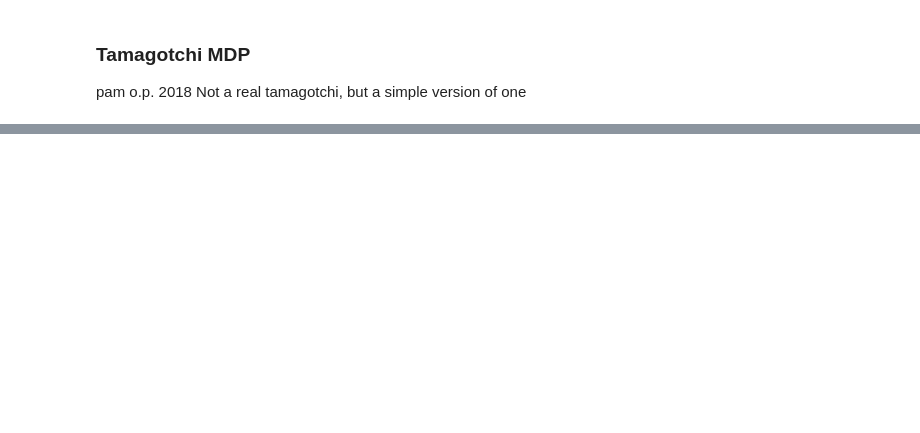
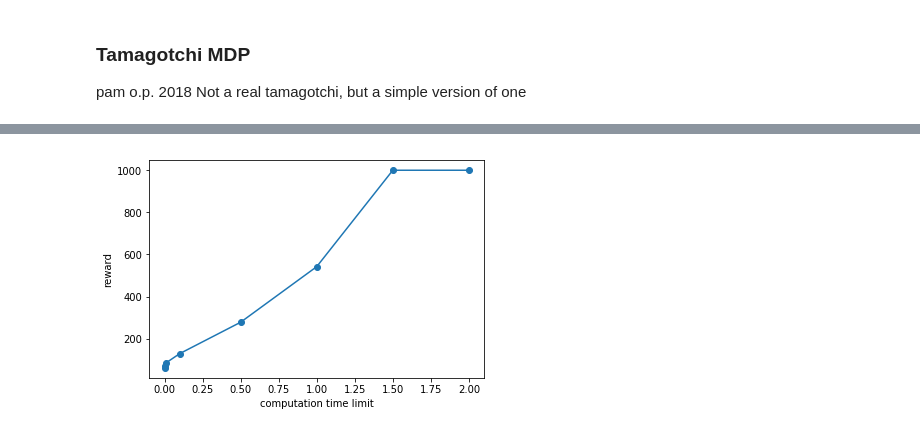
Before and after one commit to pamop/pomdp-teaching, a Jupyter notebook: tamagotchi-mcts.ipynb, the cells around one changed output, grey strips where cells are left out. Saved outputs shown, nothing was run; the diff lists cells and outputs as text; code cells hidden in the pictures; blank space fills up the shorter version.

```diff
--- a/tamagotchi-mcts.ipynb
+++ b/tamagotchi-mcts.ipynb
@@ -518,0 +589,38 @@ print(action_seq)
+# %%
+# now let's compare the performance of different computation times (AND C)
+
+storetstates = []
+storetactions = []
+storetrewards = []
+times = [0.0001,0.001,0.01,0.1,0.5,1.,1.5,2.0]
+
+for t in times:
+    print("Computation time = ", t)
+
+    # Initialize the tamagotchi
+    tama = Tamagotchi()
+    game = Tamagotchi_Game()
+
+    tree = MCTS(tama, game, time=t, C=150, max_moves = 100)
+
+    action_seq = []
+    state = tuple(tama)
+
+    while len(action_seq) <= 1000 and not game.unpack(state).is_dead: # play for a certain amount of time (better rule?)
+
+        tree.update(state)
+        action = tree.get_play()
+        action_seq.append(action)
+        print("Action %i: taking action %s."% (len(action_seq),action))
+
+        state = game.next_state(state,action)
+#         if len(action_seq) % 10 == 0:
+#             print("\nNumber of actions taken: ",len(action_seq))
+#             print("Reward so far: ",game.reward(tree.states))
+#             print("Tama state:")
+#             game.unpack(state).print_tama()
+
+    storetstates.append([tree.states])
+    storetactions.append([action_seq])
+    storetrewards.append(game.reward(tree.states))
+    game.unpack(state).print_tama()
@@ -518,0 +646,9 @@ print(action_seq)
+# %%
+times = [0.0001,0.001,0.01,0.1,0.5,1.,1.5,2.0]
+cashtmoney = [i for (i,a) in storetrewards]
+plt.plot(times,cashtmoney,'o-')
+plt.xlabel("computation time limit")
+plt.ylabel("reward")
+plt.show()
+# %% [output]
+[figure, added]
```
Also changed, not shown: parts of 11 cells of this notebook.
